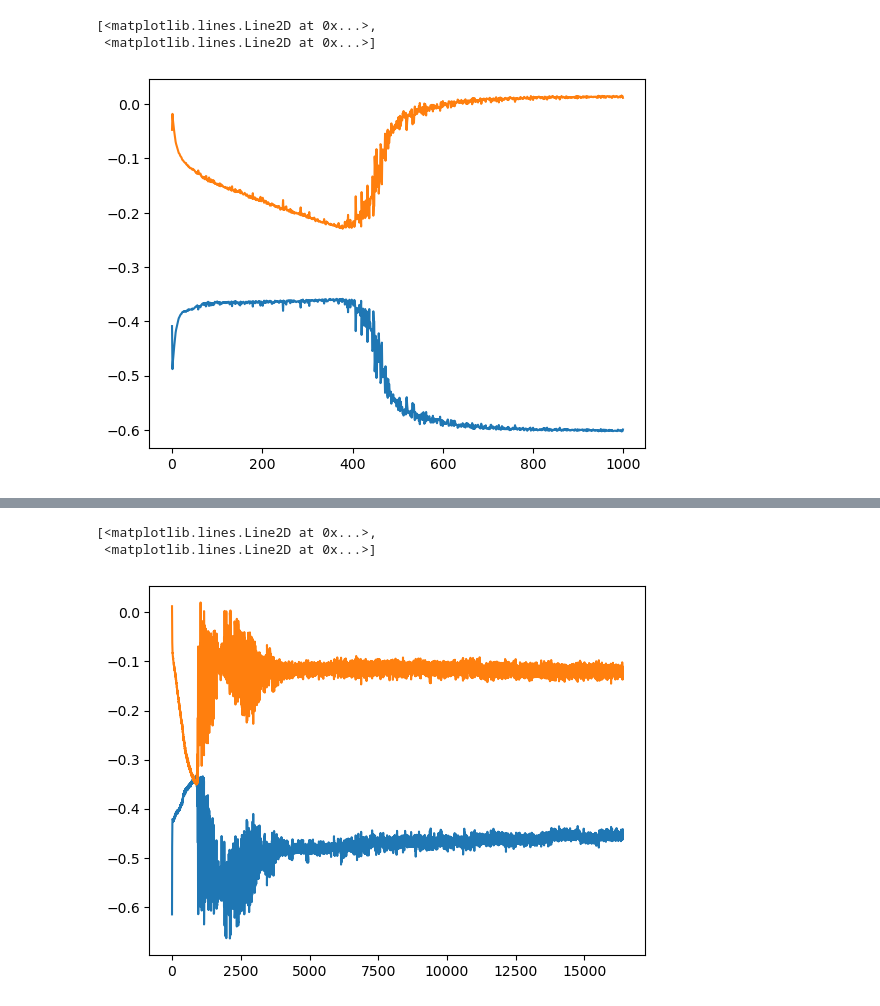
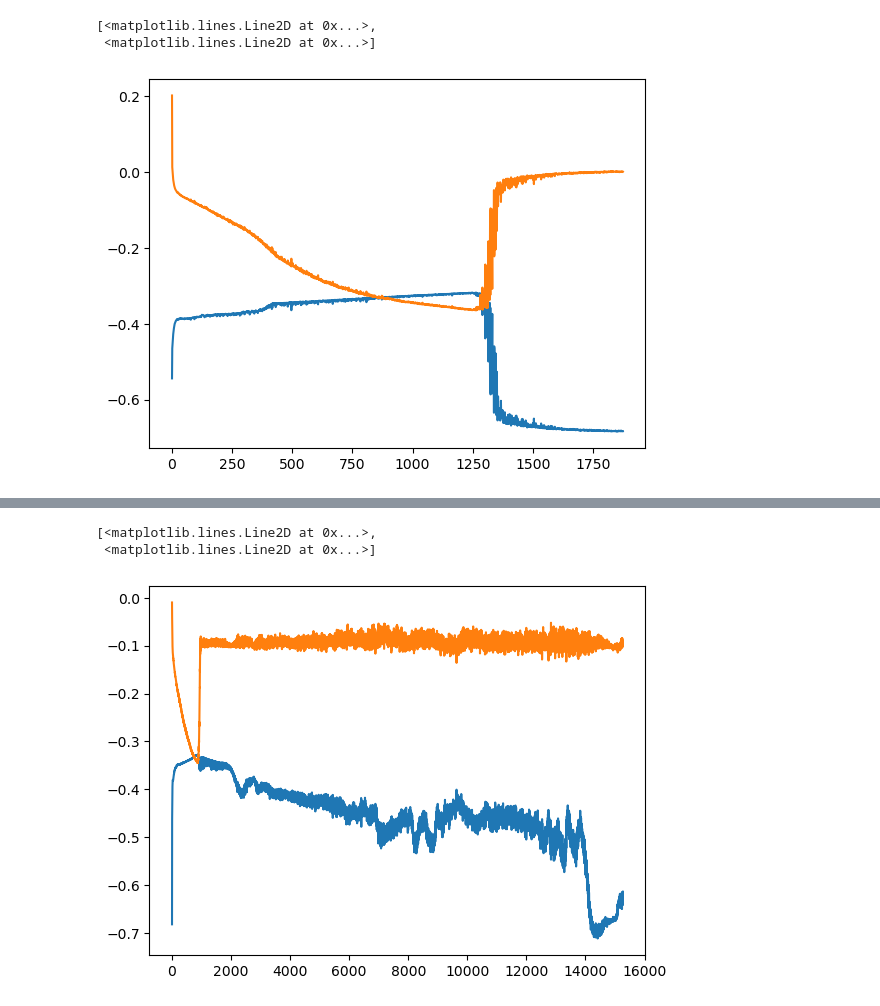
Before and after one commit to BeichenXu/MasProjectLISA, a Jupyter notebook: training.ipynb, the cells around one changed output, grey strips where cells are left out. Drawn from its saved outputs; the diff is of its cells as text; code cells hidden in the pictures.

```diff
--- a/training.ipynb
+++ b/training.ipynb
@@ -209,7 +209,7 @@ plt.plot(loss_list)
 wgan = WGAN(dataset, num_latent_variables=num_latent_variables, lr=learning_rate, weight_clip=0.1)
 
 loss_list = []
-for i in range(3):
+for i in range(10):
     for _, (signal_tensor, params_tensor) in enumerate(train_loader):
         z = torch.randn(1, num_latent_variables, 1).to(device)
         loss = wgan.train_discriminator(signal_tensor, params_tensor, z)
@@ -226,15 +226,16 @@ plt.plot(loss_list)
 # %% [output]
 [<matplotlib.lines.Line2D at 0x...>,
  <matplotlib.lines.Line2D at 0x...>]
-[figure, old version]
+[figure, new version]
 # %%
 wgan = WGAN(dataset, num_latent_variables=num_latent_variables, lr=learning_rate, weight_clip=0.1)
 
 loss_list = []
+
 d_loss_threshold = -0.1
+g_loss_threshold = -0.5
 
-num_epochs = 100
-num_discriminator = 10
+num_epochs = 300
 
 for i in range(7):
     for _, (signal_tensor, params_tensor) in enumerate(train_loader):
@@ -251,10 +252,10 @@ for epoch in range(num_epochs):
         if loss_list[-1][1] < d_loss_threshold:
             loss = wgan.train_generator(signal_tensor, params_tensor, z)
             loss_list.append(loss)
-        elif loss_list[-1][0] >= d_loss_threshold:
-            for _ in range(num_discriminator):
-                loss = wgan.train_discriminator(signal_tensor, params_tensor, z)
-                loss_list.append(loss)
+
+        if loss_list[-1][1] >= g_loss_threshold:
+            loss = wgan.train_discriminator(signal_tensor, params_tensor, z)
+            loss_list.append(loss)
 
     print(f"Epoch {epoch+1}/{num_epochs}, Generator loss: {loss[0]}, Discriminator loss: {loss[1]}")
 
@@ -280,3 +281,3 @@ Epoch 100/100, Generator loss: -0.45942923426628113, Discriminator loss: -0.1110
 [<matplotlib.lines.Line2D at 0x...>,
  <matplotlib.lines.Line2D at 0x...>]
-[figure, old version]
+[figure, new version]
```
Also changed, not shown: parts of 11 cells of this notebook, 3 other files.
